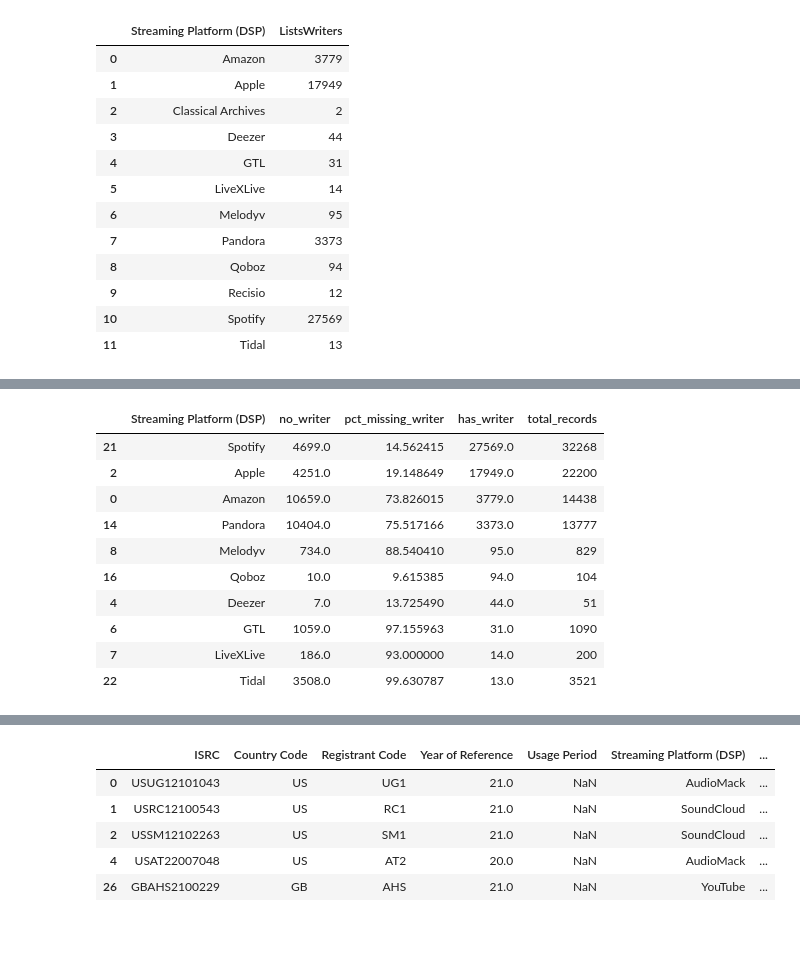
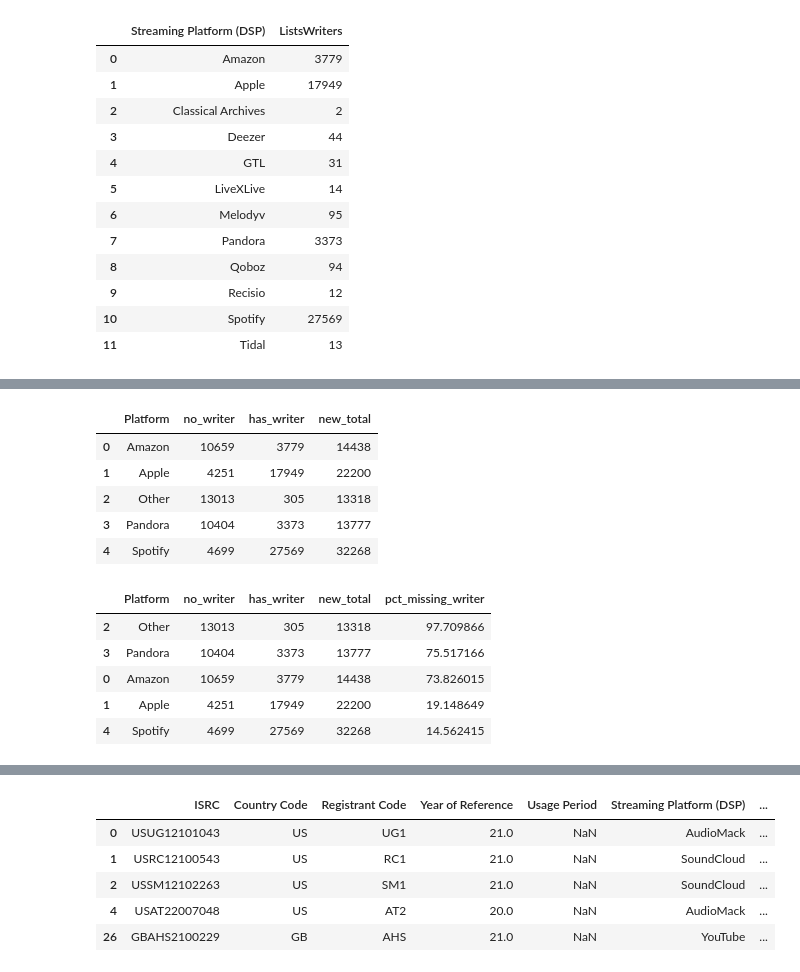
Before and after one commit to NSS-Data-Analytics-Cohort-6/mlc-project-count-dracula, a Jupyter notebook: notebooks/MLC_new.ipynb, the cells around one changed output, grey strips where cells are left out. Cells and saved outputs as stored; diff of their text form; code cells hidden in the pictures; blank space fills up the shorter version.

```diff
--- a/notebooks/MLC_new.ipynb
+++ b/notebooks/MLC_new.ipynb
@@ -130 +206,10 @@ songwritersall.head(10)
+# %%
+songwritersnewest.head()
+# %% [output]
+|  | Platform | no_writer | has_writer | new_total |
+| 0 | Amazon | 10659 | 3779 | 14438 |
+| 1 | Apple | 4251 | 17949 | 22200 |
+| 2 | Other | 13013 | 305 | 13318 |
+| 3 | Pandora | 10404 | 3373 | 13777 |
+| 4 | Spotify | 4699 | 27569 | 32268 |
 # %%
@@ -132,18 +217,12 @@ songwritersall['pct_missing_writer'] = (songwritersall.no_writer/songwritersall.
-# %%
-songwritersall.sort_values(by='total_records', ascending=True)
-songwritersall['total_records'] = songwritersall['total_records'].astype(int)
-songwritersall.head(10)
-# %% [output]
-|  | Streaming Platform (DSP) | no_writer | pct_missing_writer | has_writer | total_records |
-| 21 | Spotify | 4699.0 | 14.562415 | 27569.0 | 32268 |
-| 2 | Apple | 4251.0 | 19.148649 | 17949.0 | 22200 |
-| 0 | Amazon | 10659.0 | 73.826015 | 3779.0 | 14438 |
-| 14 | Pandora | 10404.0 | 75.517166 | 3373.0 | 13777 |
-| 8 | Melodyv | 734.0 | 88.540410 | 95.0 | 829 |
-| 16 | Qoboz | 10.0 | 9.615385 | 94.0 | 104 |
-| 4 | Deezer | 7.0 | 13.725490 | 44.0 | 51 |
-| 6 | GTL | 1059.0 | 97.155963 | 31.0 | 1090 |
-| 7 | LiveXLive | 186.0 | 93.000000 | 14.0 | 200 |
-| 22 | Tidal | 3508.0 | 99.630787 | 13.0 | 3521 |
+# %%
+songwritersnewest
+songwritersnewest.sort_values(by='pct_missing_writer', ascending=False)
+# %% [output]
+|  | Platform | no_writer | has_writer | new_total | pct_missing_writer |
+| 2 | Other | 13013 | 305 | 13318 | 97.709866 |
+| 3 | Pandora | 10404 | 3373 | 13777 | 75.517166 |
+| 0 | Amazon | 10659 | 3779 | 14438 | 73.826015 |
+| 1 | Apple | 4251 | 17949 | 22200 | 19.148649 |
+| 4 | Spotify | 4699 | 27569 | 32268 | 14.562415 |
 # %%
 plt.subplots(figsize=(10, 8))
```
Also changed, not shown: parts of 12 cells of this notebook.
